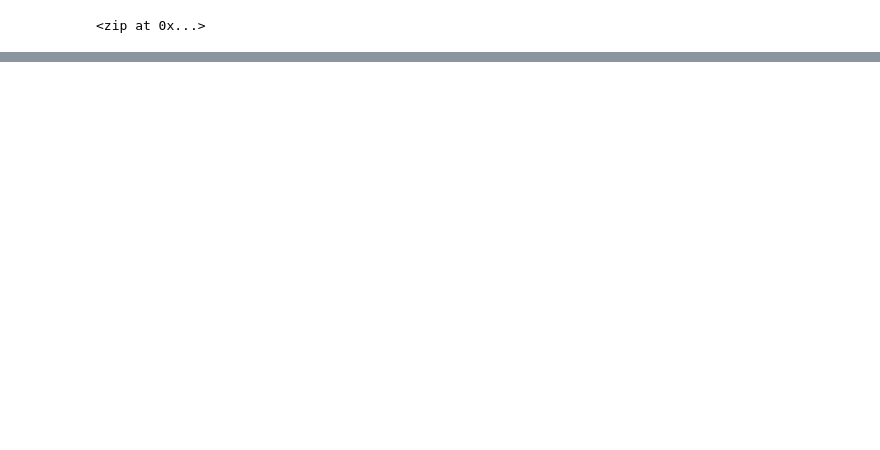
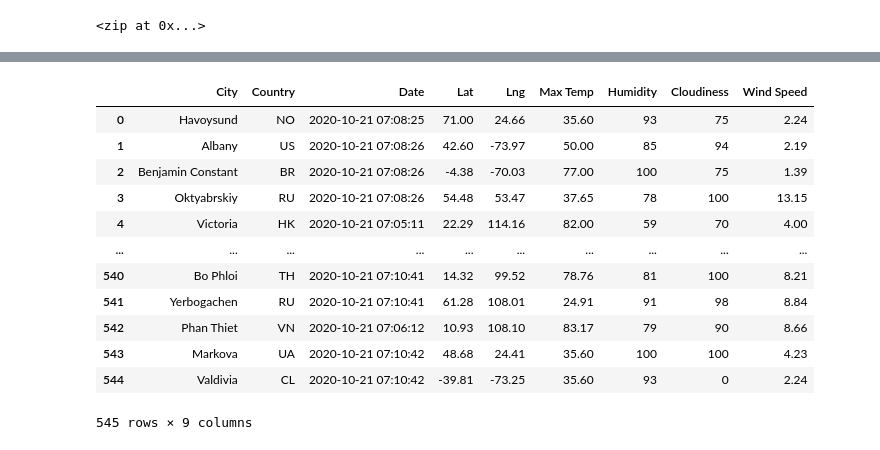
Before and after one commit to jsaltmd/World_Weather_Analysis, a Jupyter notebook: WeatherPy.ipynb, the cells around one changed output, grey strips where cells are left out. Saved outputs shown, nothing was run; the diff lists cells and outputs as text; code cells hidden in the pictures; blank space fills up the shorter version.

```diff
--- a/WeatherPy.ipynb
+++ b/WeatherPy.ipynb
@@ -33,0 +42,4 @@ len(cities)
+# %%
+# Starting URL for Weather Map API Call.
+url = "http://api.openweathermap.org/data/2.5/weather?units=Imperial&APPID=" + weather_api_key
+print(url)
@@ -33,0 +129,4 @@ len(cities)
+# %%
+# Convert the array of dictionaries to a Pandas DataFrame.
+city_data_df = pd.DataFrame(city_data)
+city_data_df.head(10)
@@ -33,0 +145,19 @@ len(cities)
+# %%
+new_column_order = ["City", "Country", "Date", "Lat", "Lng", "Max Temp", "Humidity", "Cloudiness", "Wind Speed"]
+df = city_data_df[new_column_order]
+# %%
+df
+# %% [output]
+|  | City | Country | Date | Lat | Lng | Max Temp | Humidity | Cloudiness | Wind Speed |
+| 0 | Havoysund | NO | 2020-10-21 07:08:25 | 71.00 | 24.66 | 35.60 | 93 | 75 | 2.24 |
+| 1 | Albany | US | 2020-10-21 07:08:26 | 42.60 | -73.97 | 50.00 | 85 | 94 | 2.19 |
+| 2 | Benjamin Constant | BR | 2020-10-21 07:08:26 | -4.38 | -70.03 | 77.00 | 100 | 75 | 1.39 |
+| 3 | Oktyabrskiy | RU | 2020-10-21 07:08:26 | 54.48 | 53.47 | 37.65 | 78 | 100 | 13.15 |
+| 4 | Victoria | HK | 2020-10-21 07:05:11 | 22.29 | 114.16 | 82.00 | 59 | 70 | 4.00 |
+| ... | ... | ... | ... | ... | ... | ... | ... | ... | ... |
+| 540 | Bo Phloi | TH | 2020-10-21 07:10:41 | 14.32 | 99.52 | 78.76 | 81 | 100 | 8.21 |
+| 541 | Yerbogachen | RU | 2020-10-21 07:10:41 | 61.28 | 108.01 | 24.91 | 91 | 98 | 8.84 |
+| 542 | Phan Thiet | VN | 2020-10-21 07:06:12 | 10.93 | 108.10 | 83.17 | 79 | 90 | 8.66 |
+| 543 | Markova | UA | 2020-10-21 07:10:42 | 48.68 | 24.41 | 35.60 | 100 | 100 | 4.23 |
+| 544 | Valdivia | CL | 2020-10-21 07:10:42 | -39.81 | -73.25 | 35.60 | 93 | 0 | 2.24 |
+545 rows × 9 columns
```
Also changed, not shown: parts of 8 cells of this notebook, 4 other files.
